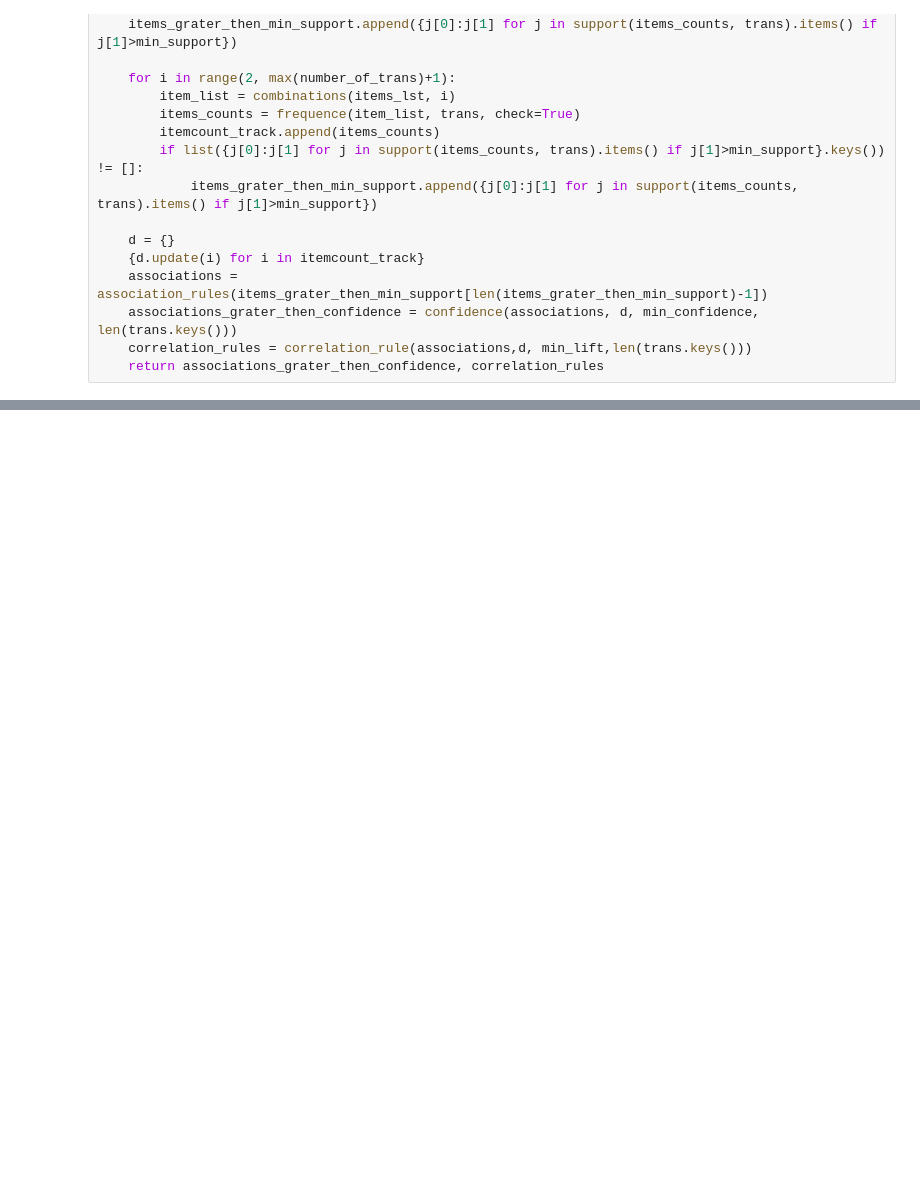
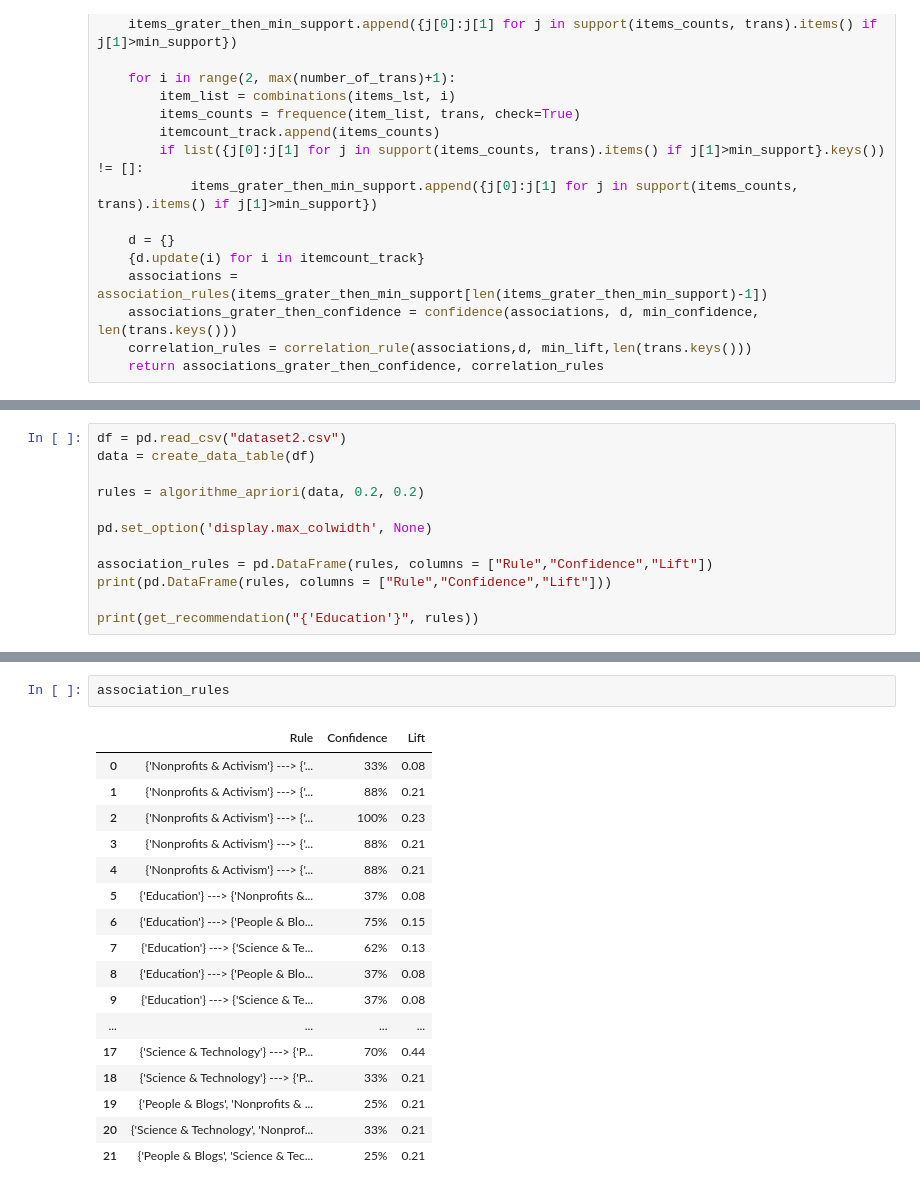
Before and after one commit to super-cinnamon/Projet_DM, a Jupyter notebook: part3.ipynb, the cells around one changed output, grey strips where cells are left out. Cells and saved outputs as stored; diff of their text form; blank space fills up the shorter version.

```diff
--- a/part3.ipynb
+++ b/part3.ipynb
@@ -218,0 +401,12 @@ pd.DataFrame.from_dict(res[1], orient='index', columns=['association_rule','conf
+# %%
+df = pd.read_csv("dataset2.csv")
+data = create_data_table(df)
+
+rules = algorithme_apriori(data, 0.2, 0.2)
+
+pd.set_option('display.max_colwidth', None)
+
+association_rules = pd.DataFrame(rules, columns = ["Rule","Confidence","Lift"])
+print(pd.DataFrame(rules, columns = ["Rule","Confidence","Lift"]))
+
+print(get_recommendation("{'Education'}", rules))
@@ -218,0 +431,20 @@ pd.DataFrame.from_dict(res[1], orient='index', columns=['association_rule','conf
+# %%
+association_rules
+# %% [output]
+|  | Rule | Confidence | Lift |
+| 0 | {'Nonprofits & Activism'} ---> {'... | 33% | 0.08 |
+| 1 | {'Nonprofits & Activism'} ---> {'... | 88% | 0.21 |
+| 2 | {'Nonprofits & Activism'} ---> {'... | 100% | 0.23 |
+| 3 | {'Nonprofits & Activism'} ---> {'... | 88% | 0.21 |
+| 4 | {'Nonprofits & Activism'} ---> {'... | 88% | 0.21 |
+| 5 | {'Education'} ---> {'Nonprofits &... | 37% | 0.08 |
+| 6 | {'Education'} ---> {'People & Blo... | 75% | 0.15 |
+| 7 | {'Education'} ---> {'Science & Te... | 62% | 0.13 |
+| 8 | {'Education'} ---> {'People & Blo... | 37% | 0.08 |
+| 9 | {'Education'} ---> {'Science & Te... | 37% | 0.08 |
+| ... | ... | ... | ... |
+| 17 | {'Science & Technology'} ---> {'P... | 70% | 0.44 |
+| 18 | {'Science & Technology'} ---> {'P... | 33% | 0.21 |
+| 19 | {'People & Blogs', 'Nonprofits & ... | 25% | 0.21 |
+| 20 | {'Science & Technology', 'Nonprof... | 33% | 0.21 |
+| 21 | {'People & Blogs', 'Science & Tec... | 25% | 0.21 |
```
Also changed, not shown: parts of 4 cells of this notebook.
